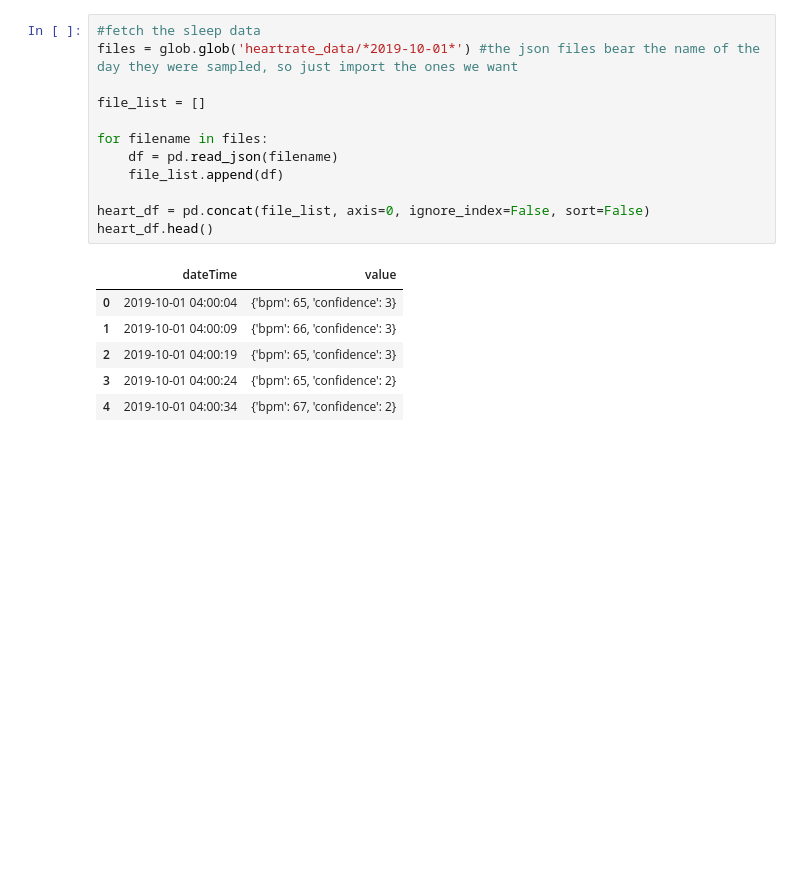
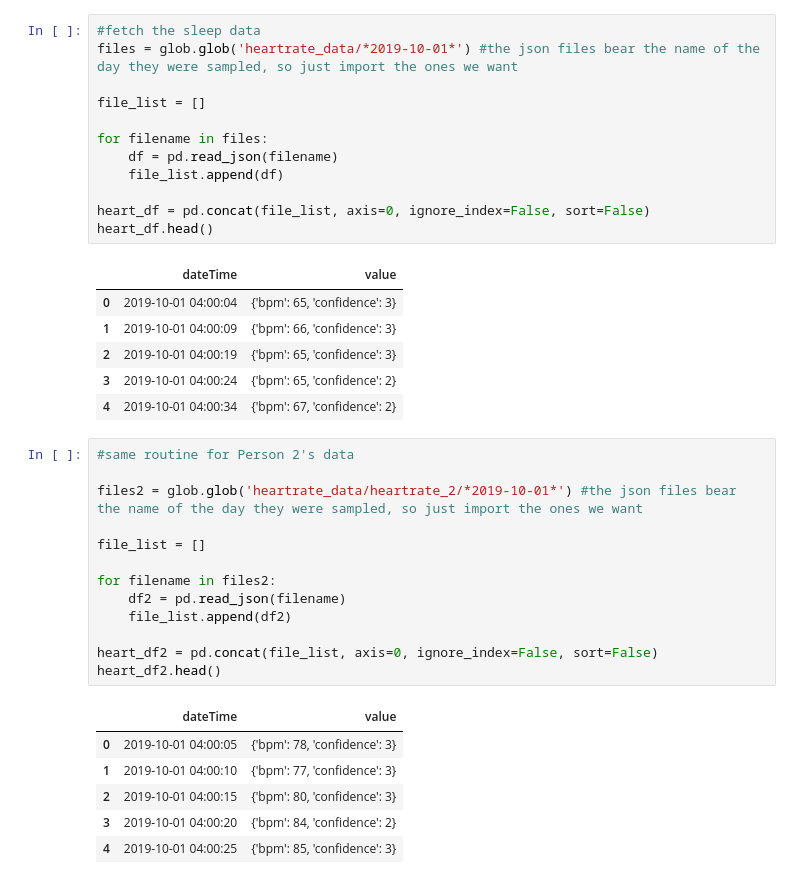
Before and after one commit to dcpatti/dcpatti.github.io, a Jupyter notebook: Wild Card Game Analysis.ipynb, the cells around one changed output. Drawn from its saved outputs; the diff is of its cells as text; blank space fills up the shorter version.

```diff
--- a/Wild Card Game Analysis.ipynb
+++ b/Wild Card Game Analysis.ipynb
@@ -42,6 +42,26 @@ heart_df.head()
 | 2 | 2019-10-01 04:00:19 | {'bpm': 65, 'confidence': 3} |
 | 3 | 2019-10-01 04:00:24 | {'bpm': 65, 'confidence': 2} |
 | 4 | 2019-10-01 04:00:34 | {'bpm': 67, 'confidence': 2} |
+# %%
+#same routine for Person 2's data
+
+files2 = glob.glob('heartrate_data/heartrate_2/*2019-10-01*') #the json files bear the name of the day they were sampled, so just import the ones we want
+
+file_list = []
+
+for filename in files2:
+    df2 = pd.read_json(filename)
+    file_list.append(df2)
+
+heart_df2 = pd.concat(file_list, axis=0, ignore_index=False, sort=False)
+heart_df2.head()
+# %% [output]
+|  | dateTime | value |
+| 0 | 2019-10-01 04:00:05 | {'bpm': 78, 'confidence': 3} |
+| 1 | 2019-10-01 04:00:10 | {'bpm': 77, 'confidence': 3} |
+| 2 | 2019-10-01 04:00:15 | {'bpm': 80, 'confidence': 3} |
+| 3 | 2019-10-01 04:00:20 | {'bpm': 84, 'confidence': 2} |
+| 4 | 2019-10-01 04:00:25 | {'bpm': 85, 'confidence': 3} |
 # %%
 #split out the json string into columns
 
```
Also changed, not shown: parts of 7 cells of this notebook.
